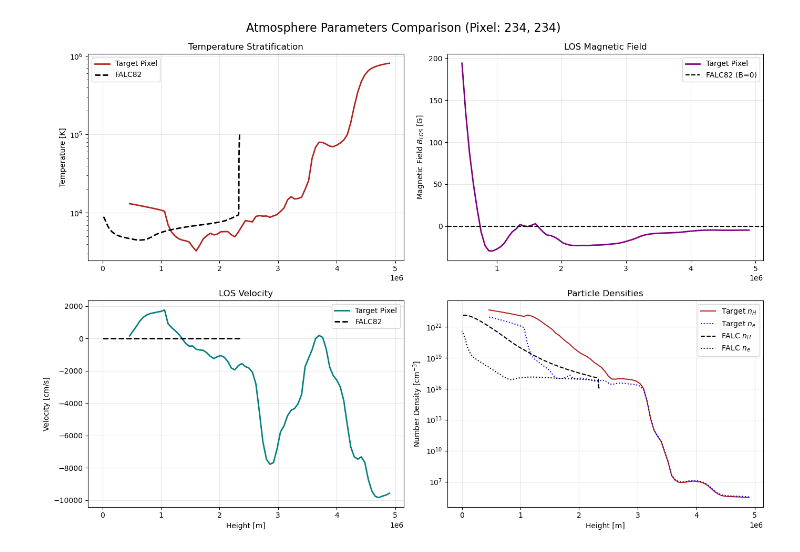
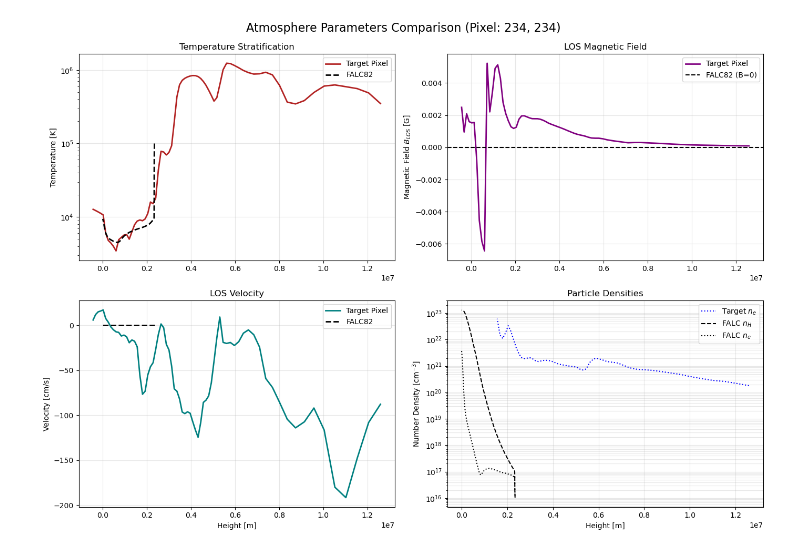
Before and after one commit to andreuva/graphnet_nlte, a Jupyter notebook: synthesis_nlte.ipynb, the cells around one changed output. Drawn from its saved outputs; the diff is of its cells as text; code cells hidden in the pictures.

```diff
--- a/synthesis_nlte.ipynb
+++ b/synthesis_nlte.ipynb
@@ -124,24 +124,26 @@ z_shift = 51
 # %%
+useful_atm_slice = slice(None, None, -1)
+
 # Note: We slice at [row_pix] fixed, iterating [col_pix]
-temp_atm = np.ascontiguousarray(temp[:z_shift-1:-1, col_pix, row_pix, 0].astype(np.float64))
-b_xyz_atm = np.ascontiguousarray(b_xyz[:z_shift-1:-1, col_pix, row_pix, 2].astype(np.float64))
-vel_atm = np.ascontiguousarray(vel[:z_shift-1:-1, col_pix, row_pix, 2].astype(np.float64))/1e2
-n_e_atm = np.ascontiguousarray(n_e[:z_shift-1:-1, col_pix, row_pix, 0].astype(np.float64))*1e6
-n_h_atm = np.ascontiguousarray(n_h[:z_shift-1:-1, col_pix, row_pix, 0].astype(np.float64))*1e6
-n_p_atm = np.ascontiguousarray(n_p[:z_shift-1:-1, col_pix, row_pix, 0].astype(np.float64))*1e6
-pops_atm = np.ascontiguousarray(pops[-(z_shift+1)::-1, col_pix, row_pix, :].astype(np.float64))*1e6
-z_atm = np.ascontiguousarray(geometry_grid[:z_shift-1:-1].astype(np.float64))*1e6
+temp_atm = np.ascontiguousarray(temp[useful_atm_slice, col_pix, row_pix, 0].astype(np.float64))
+b_xyz_atm = np.ascontiguousarray(b_xyz[useful_atm_slice, col_pix, row_pix, 2].astype(np.float64))
+vel_atm = np.ascontiguousarray(vel[useful_atm_slice, col_pix, row_pix, 2].astype(np.float64))/1e2
+n_e_atm = np.ascontiguousarray(n_e[useful_atm_slice, col_pix, row_pix, 0].astype(np.float64))*1e6
+rho_atm = np.ascontiguousarray(rho[useful_atm_slice, col_pix, row_pix, 0].astype(np.float64))*1e6
+press_atm = np.ascontiguousarray(press[useful_atm_slice, col_pix, row_pix, 0].astype(np.float64))*1e6
+pops_atm = np.ascontiguousarray(pops[useful_atm_slice, col_pix, row_pix, :].astype(np.float64))*1e6
+z_atm = np.ascontiguousarray(geometry_grid[useful_atm_slice].astype(np.float64))*1e6
 # set z_atm to astropy units in m
 z_atm = astropy.units.Quantity(z_atm, astropy.units.m)
 
-useful_atm_slice = slice(100+z_shift, 400+z_shift, 3)
+useful_atm_slice = slice(None, None, 6)
 
 temp_atm = np.ascontiguousarray(temp_atm[useful_atm_slice].astype(np.float64))
 b_xyz_atm = np.ascontiguousarray(b_xyz_atm[useful_atm_slice].astype(np.float64))
 vel_atm = np.ascontiguousarray(vel_atm[useful_atm_slice].astype(np.float64))
 n_e_atm = np.ascontiguousarray(n_e_atm[useful_atm_slice].astype(np.float64))
-n_h_atm = np.ascontiguousarray(n_h_atm[useful_atm_slice].astype(np.float64))
-n_p_atm = np.ascontiguousarray(n_p_atm[useful_atm_slice].astype(np.float64))
+rho_atm = np.ascontiguousarray(rho_atm[useful_atm_slice].astype(np.float64))
+press_atm = np.ascontiguousarray(press_atm[useful_atm_slice].astype(np.float64))
 pops_atm = np.ascontiguousarray(pops_atm[useful_atm_slice].astype(np.float64))
 z_atm = np.ascontiguousarray(z_atm[useful_atm_slice].astype(np.float64))
 
@@ -343,32 +348,32 @@ axs[0, 1].legend()
 axs[0, 1].grid(True, alpha=0.3)
 
 # --- Panel 3: Velocity (LOS) ---
 axs[1, 0].plot(z_atm[useful_atm_slice], vel_atm[useful_atm_slice], color='teal', linewidth=2, label='Target Pixel')
 axs[1, 0].plot(z_falc_m, vlos_falc, color='black', linestyle='--', linewidth=2, label='FALC82')
 axs[1, 0].set_ylabel('Velocity [cm/s]')
 axs[1, 0].set_xlabel('Height [m]')
 axs[1, 0].set_title('LOS Velocity')
 axs[1, 0].legend()
 axs[1, 0].grid(True, alpha=0.3)
 
 # --- Panel 4: Number Densities ---
 # Target
-axs[1, 1].plot(z_atm[useful_atm_slice], n_h_atm[useful_atm_slice], label=r'Target $n_H$', color='firebrick')
+# axs[1, 1].plot(z_atm[useful_atm_slice], n_h_atm[useful_atm_slice], label=r'Target $n_H$', color='firebrick')
 axs[1, 1].plot(z_atm[useful_atm_slice], n_e_atm[useful_atm_slice], label=r'Target $n_e$', color='blue', linestyle=':')
 # FALC
 axs[1, 1].plot(z_falc_m, nh_falc, label=r'FALC $n_H$', color='black', linestyle='--')
 axs[1, 1].plot(z_falc_m, ne_falc, label=r'FALC $n_e$', color='black', linestyle=':')
 
 axs[1, 1].set_yscale('log')
 axs[1, 1].set_ylabel(r'Number Density [cm$^{-3}$]')
 axs[1, 1].set_xlabel('Height [m]')
 axs[1, 1].set_title('Particle Densities')
 axs[1, 1].legend()
 axs[1, 1].grid(True, alpha=0.3, which='both')
 
 plt.suptitle(f'Atmosphere Parameters Comparison (Pixel: {col_pix}, {row_pix})', fontsize=16)
 plt.tight_layout()
 plt.subplots_adjust(top=0.92)
 plt.show()
 # %% [output]
-[figure, old version]
+[figure, new version]
```
Also changed, not shown: parts of 10 cells of this notebook, 14 other files.
